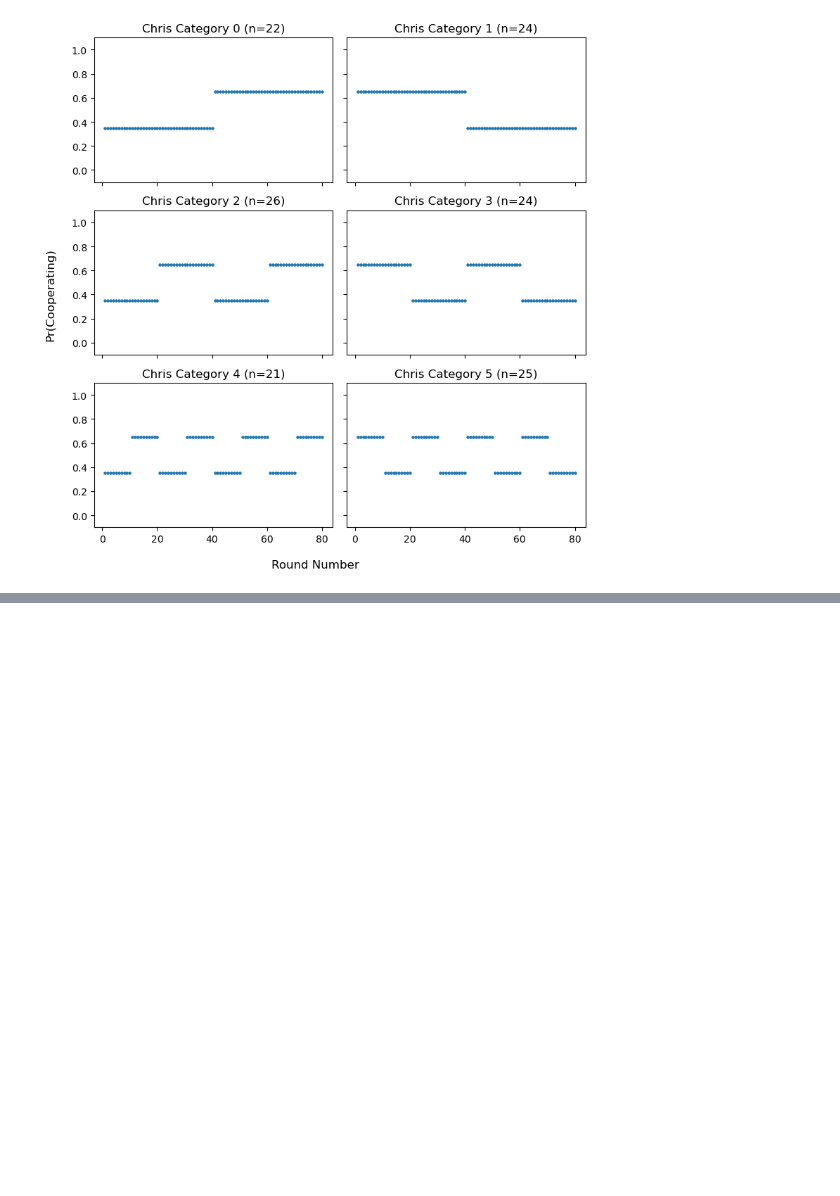
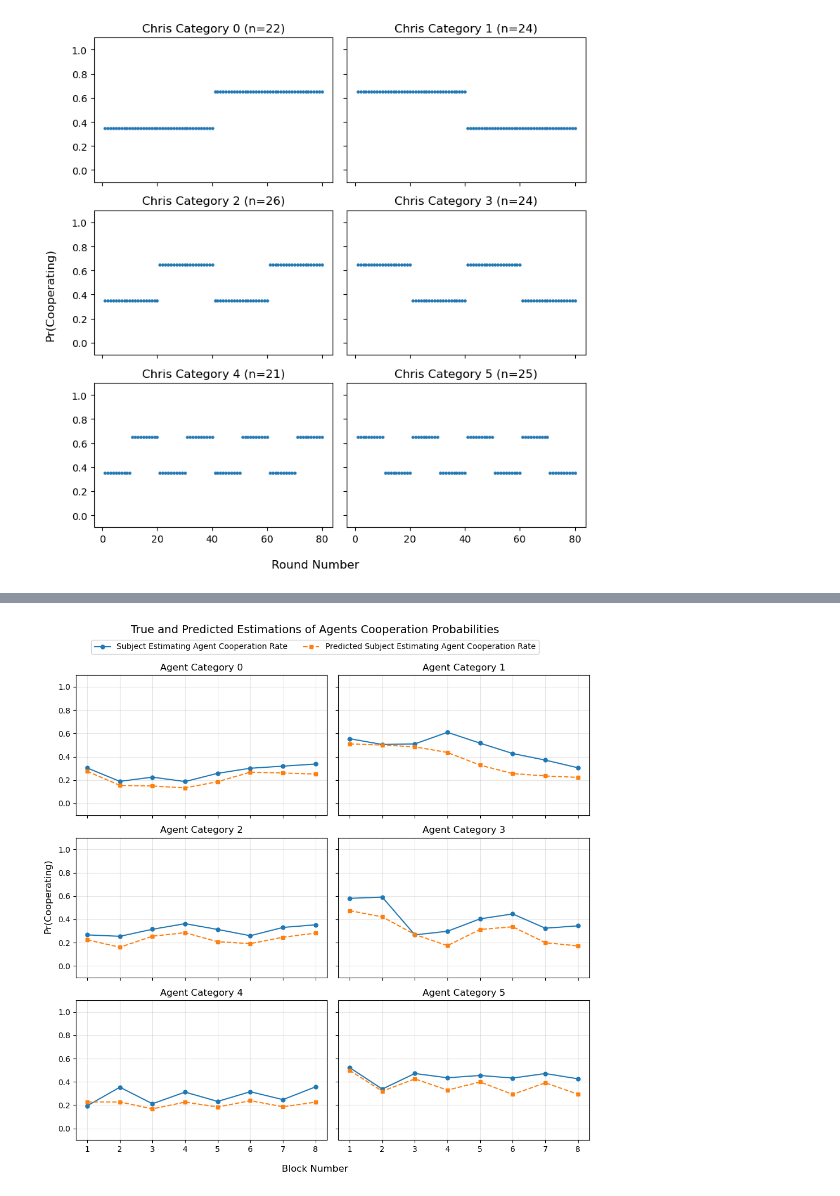
Before and after one commit to elxl/theory-of-mind-in-game, a Jupyter notebook: IPD_BRL.ipynb, the cells around one changed output, grey strips where cells are left out. Saved outputs shown, nothing was run; the diff lists cells and outputs as text; code cells hidden in the pictures; blank space fills up the shorter version.

```diff
--- a/IPD_BRL.ipynb
+++ b/IPD_BRL.ipynb
@@ -230,0 +411,60 @@ plt.show()
+# %%
+fig, axs = plt.subplots(3, 2, figsize=(10, 10), sharex=True, sharey=True)
+rounds = np.arange(1, 81)
+
+# Create handles for legend (will be created from first plot)
+handles, labels = None, None
+
+for idx, ax in enumerate(axs.flatten()):
+    if idx < len(chirs_categoty):
+        subjects = subjects_category[idx]
+        subject_predict_choice = defaultdict(list)
+        for each in blocked_data:
+            if each['ppt_number'] in subjects:
+                subject_predict_choice[each['block_number']].append(each['subject_predict_chris_coop'])
+
+        blocks = sorted(subject_predict_choice.keys())
+        subject_predict_choice = [np.mean(subject_predict_choice[block]) for block in blocks]
+
+        # Get BRL predictions
+        brl_mews = defaultdict(list)
+        for sub, v in brl_predictions.items():
+            if sub in subjects:
+                mews = v['mews']
+                # Aggregate into blocks
+                for block in range(num_blocks):
+                    block_start = block * block_size
+                    block_end = (block + 1) * block_size
+                    block_mews = mews[block_start:block_end]
+                    mean_mews = np.mean(block_mews)
+                    brl_mews[block + 1].append(mean_mews)
+        brl_mews = [np.mean(brl_mews[block]) for block in blocks]
+
+        # Plot with markers
+        line1 = ax.plot(blocks, subject_predict_choice, marker='o', linestyle='-',
+                       label='Subject Estimating Agent Cooperation Rate', markersize=5)
+        line2 = ax.plot(blocks, brl_mews, marker='s', linestyle='--',
+                       label='Predicted Subject Estimating Agent Cooperation Rate', markersize=5)
+
+        # Get handles and labels from first plot
+        if handles is None:
+            handles, labels = ax.get_legend_handles_labels()
+
+        ax.set_title(f'Agent Category {idx}')
+        ax.set_ylim(-0.1, 1.1)
+        ax.grid(True, alpha=0.3)
+    else:
+        ax.axis('off')
+
+# Add single legend above the subplots
+fig.legend(handles, labels, loc='upper center', ncol=2, bbox_to_anchor=(0.5, 0.96),
+          frameon=True, fontsize=10)
+
+fig.supxlabel('Block Number', fontsize=12)
+fig.supylabel('Pr(Cooperating)', fontsize=12)
+fig.suptitle('True and Predicted Estimations of Agents Cooperation Probabilities', fontsize=14)
+
+plt.tight_layout(rect=[0, 0, 1, 0.96])  # Leave space for legend at top
+plt.show()
+# %% [output]
+[figure, added]
```
Also changed, not shown: parts of 12 cells of this notebook.
